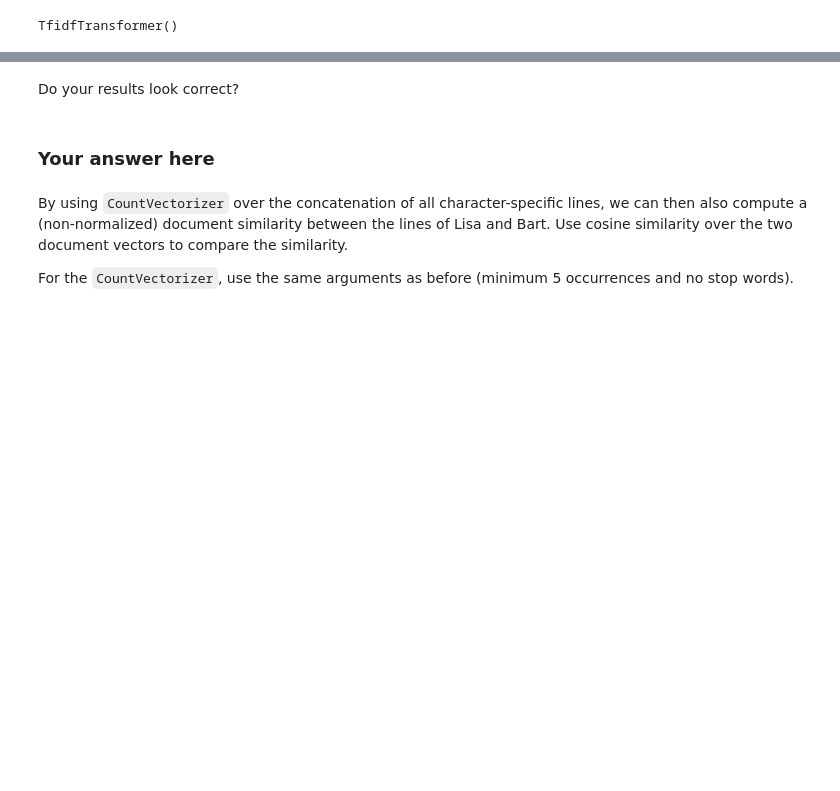
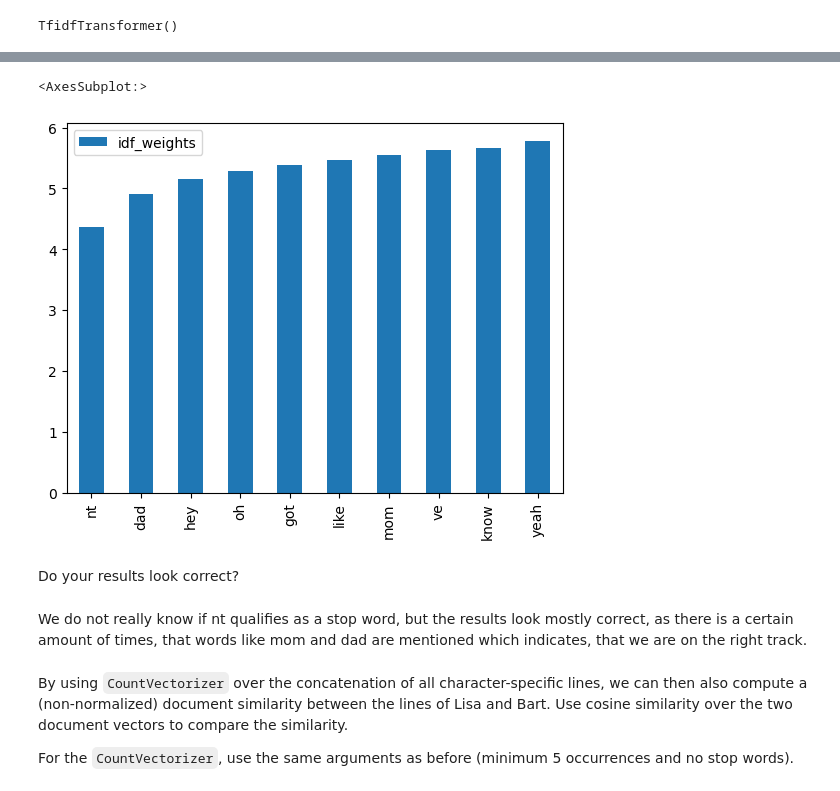
Before and after one commit to gerbklee/Text-Analytics-Assignments, a Jupyter notebook: 2. Assignment/DSTA_assignment_2.ipynb, the cells around one changed output, grey strips where cells are left out. Cells and saved outputs as stored; diff of their text form; code cells hidden in the pictures; blank space fills up the shorter version.

```diff
--- a/2. Assignment/DSTA_assignment_2.ipynb
+++ b/2. Assignment/DSTA_assignment_2.ipynb
@@ -438,7 +465,12 @@ df_idf.sort_values(by=['idf_weights']).head(10)
+# %%
+bart_frequency.plot(kind ="bar")
+# %% [output]
+<AxesSubplot:>
+[figure, added]
 # %% [markdown]
 Do your results look correct?
-# %% [markdown]
-### Your answer here
+# %% [markdown]
+We do not really know if nt qualifies as a stop word, but the results look mostly correct, as there is a certain amount of times, that words like mom and dad are mentioned which indicates, that we are on the right track.
 # %% [markdown]
 By using `CountVectorizer` over the concatenation of all character-specific lines, we can then also compute a (non-normalized) document similarity between the lines of Lisa and Bart. Use cosine similarity over the two document vectors to compare the similarity.
 
```
Also changed, not shown: parts of 24 cells of this notebook.
